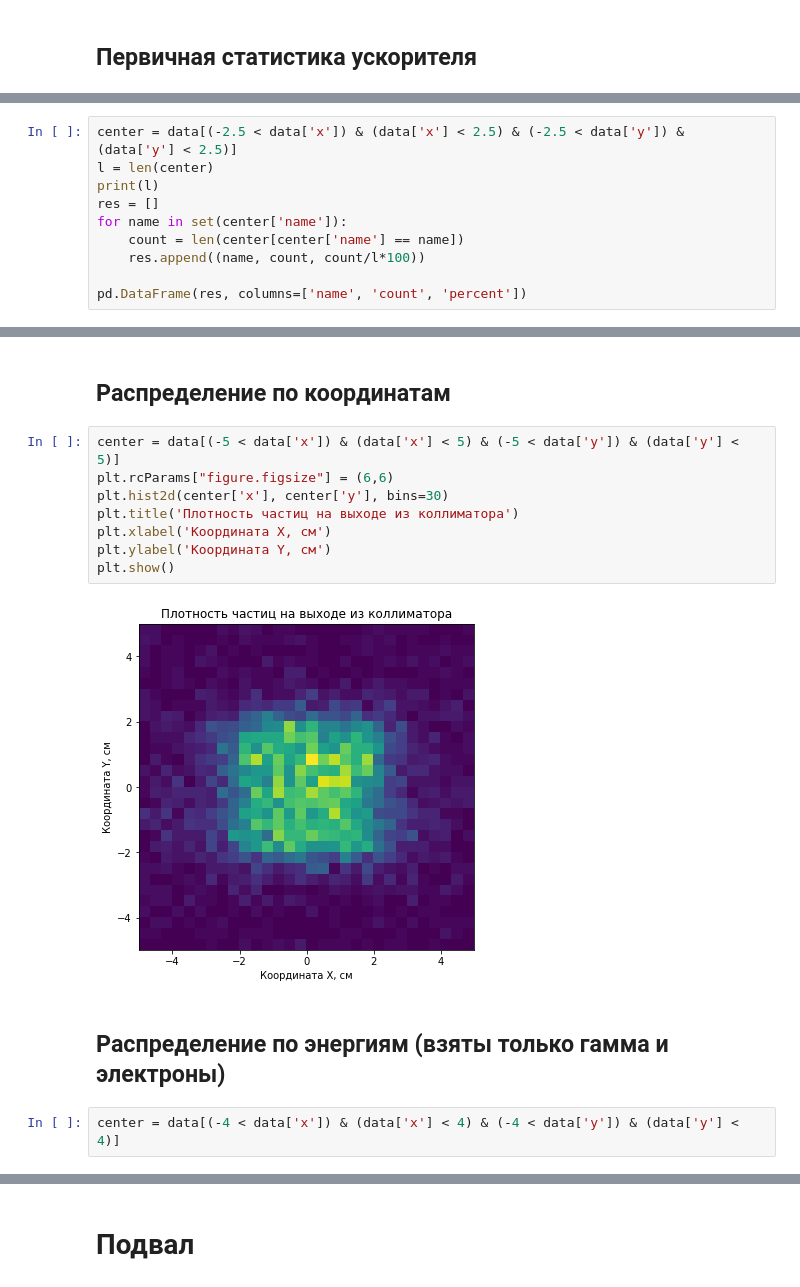
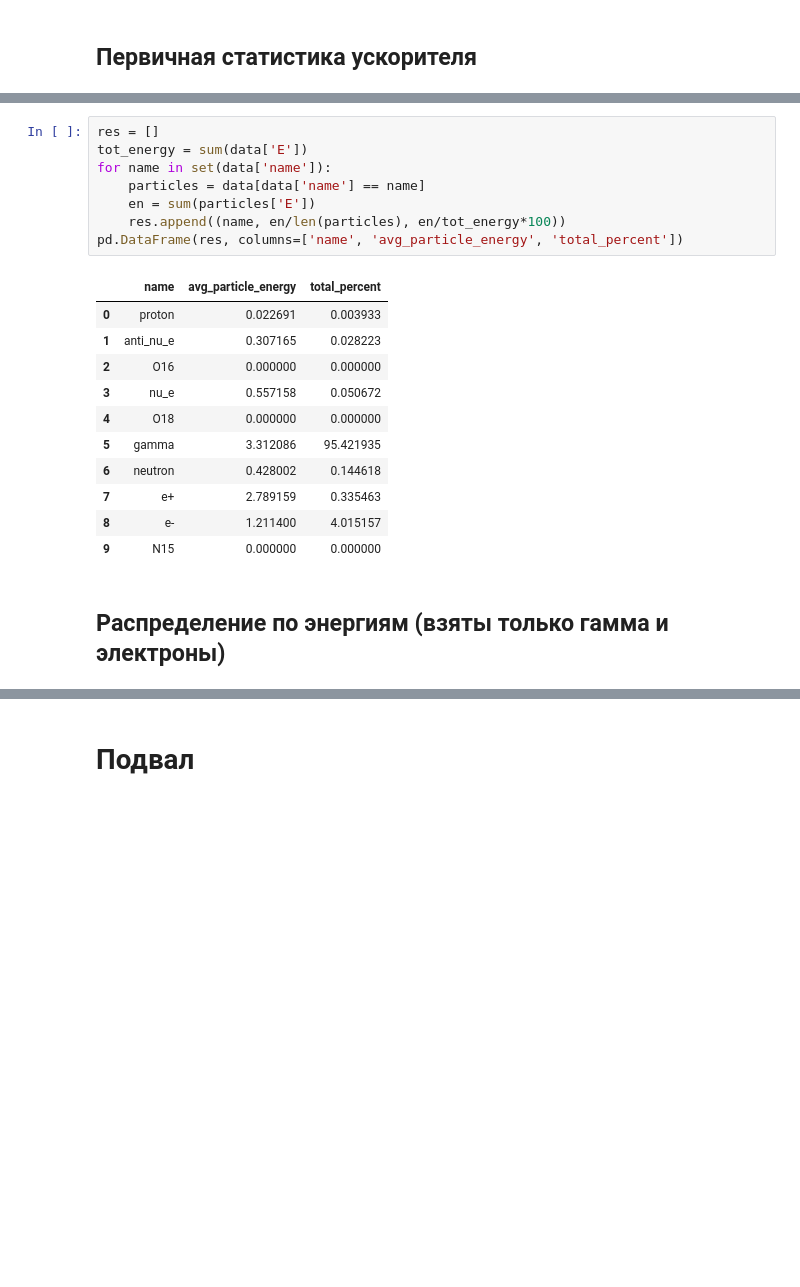
Before and after one commit to annndruha/Distribution-of-secondary-particles-in-tissue-equivalent-materials, a Jupyter notebook: t1/AccelStatsCalculator.ipynb, the cells around one changed output, grey strips where cells are left out. Drawn from its saved outputs; the diff is of its cells as text; blank space fills up the shorter version.

```diff
--- a/t1/AccelStatsCalculator.ipynb
+++ b/t1/AccelStatsCalculator.ipynb
@@ -64,10 +42,0 @@ pd.DataFrame(res, columns=['name', 'count', 'percent'])
-# %%
-center = data[(-2.5 < data['x']) & (data['x'] < 2.5) & (-2.5 < data['y']) & (data['y'] < 2.5)]
-l = len(center)
-print(l)
-res = []
-for name in set(center['name']):
-    count = len(center[center['name'] == name])
-    res.append((name, count, count/l*100))
-
-pd.DataFrame(res, columns=['name', 'count', 'percent'])
@@ -86,16 +43,22 @@ pd.DataFrame(res, columns=['name', 'count', 'percent'])
-# %% [markdown]
-## Распределение по координатам
-# %%
-center = data[(-5 < data['x']) & (data['x'] < 5) & (-5 < data['y']) & (data['y'] < 5)]
-plt.rcParams["figure.figsize"] = (6,6)
-plt.hist2d(center['x'], center['y'], bins=30)
-plt.title('Плотность частиц на выходе из коллиматора')
-plt.xlabel('Координата X, см')
-plt.ylabel('Координата Y, см')
-plt.show()
-# %% [output]
-[figure, removed]
+# %%
+res = []
+tot_energy = sum(data['E'])
+for name in set(data['name']):
+    particles = data[data['name'] == name]
+    en = sum(particles['E'])
+    res.append((name, en/len(particles), en/tot_energy*100))
+pd.DataFrame(res, columns=['name', 'avg_particle_energy', 'total_percent'])
+# %% [output]
+|  | name | avg_particle_energy | total_percent |
+| 0 | proton | 0.022691 | 0.003933 |
+| 1 | anti_nu_e | 0.307165 | 0.028223 |
+| 2 | O16 | 0.000000 | 0.000000 |
+| 3 | nu_e | 0.557158 | 0.050672 |
+| 4 | O18 | 0.000000 | 0.000000 |
+| 5 | gamma | 3.312086 | 95.421935 |
+| 6 | neutron | 0.428002 | 0.144618 |
+| 7 | e+ | 2.789159 | 0.335463 |
+| 8 | e- | 1.211400 | 4.015157 |
+| 9 | N15 | 0.000000 | 0.000000 |
 # %% [markdown]
 ## Распределение по энергиям (взяты только гамма и электроны)
-# %%
-center = data[(-4 < data['x']) & (data['x'] < 4) & (-4 < data['y']) & (data['y'] < 4)]
```
Also changed, not shown: parts of 20 cells of this notebook, 31 other files.
